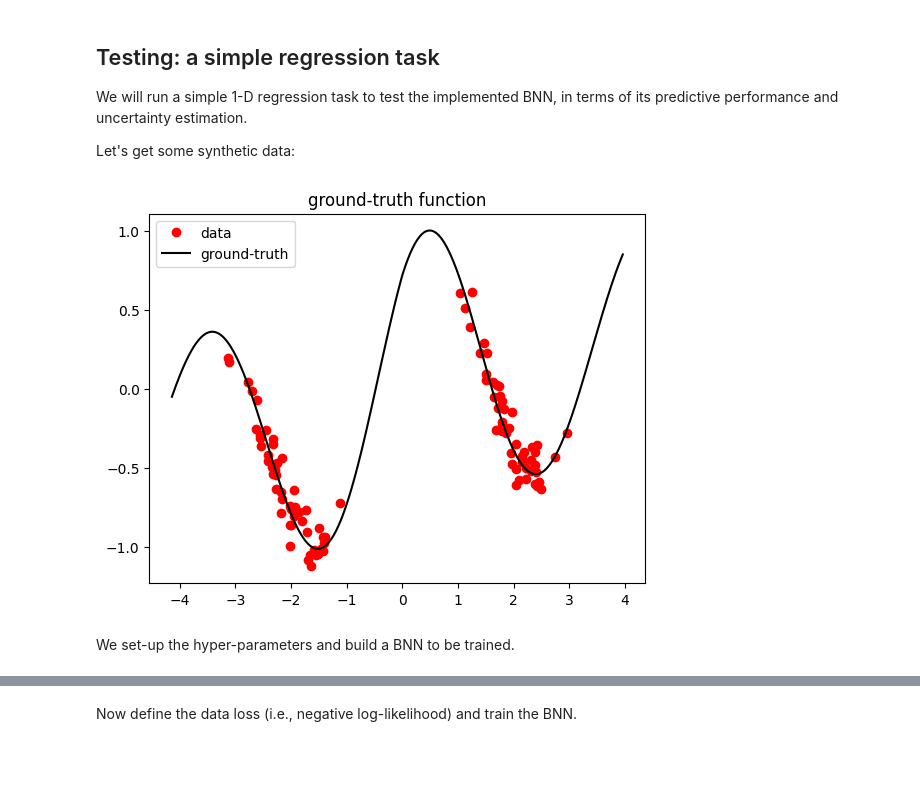
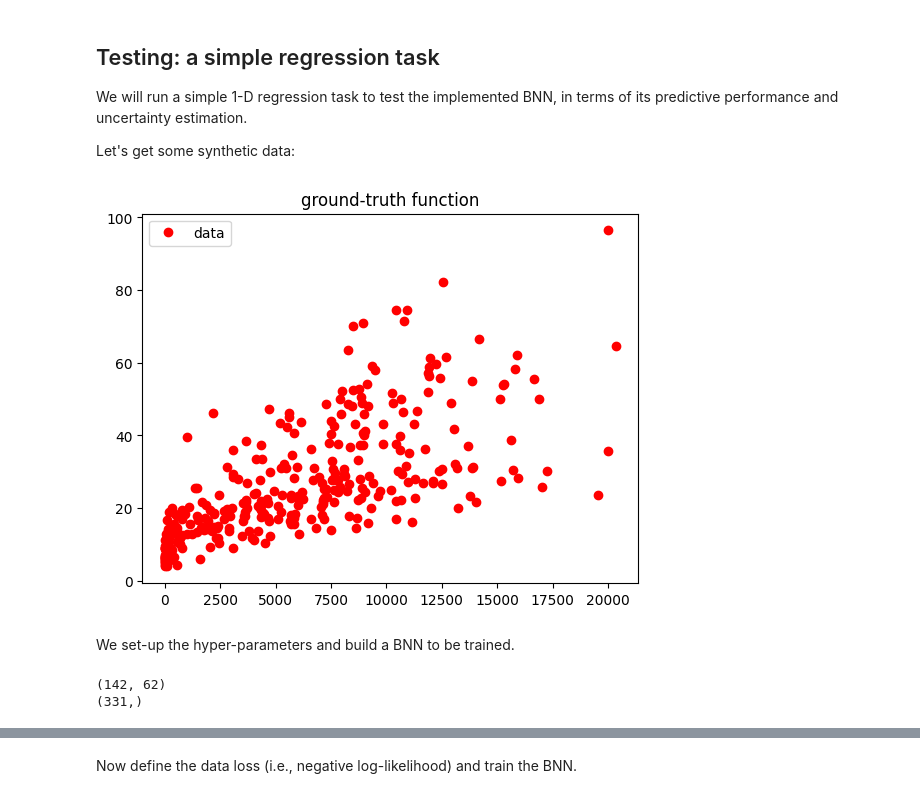
Before and after one commit to mengluchu/probai-2022, a Jupyter notebook: day_5/5_yingzhen/regression_ap.ipynb, the cells around one changed output, grey strips where cells are left out. Cells and saved outputs as stored; diff of their text form; code cells hidden in the pictures; blank space fills up the shorter version.

```diff
--- a/day_5/5_yingzhen/regression_ap.ipynb
+++ b/day_5/5_yingzhen/regression_ap.ipynb
@@ -61,3 +63,19 @@ In below block you will implment a BNN layer with mean-field variational inferen
 * the initialisation of the variational parameters
 * the forward pass with Monte Carlo
 * the $KL[q||p]$ regularisation term for one layer, i.e., $KL[q(W) || p(W)] + KL[q(b) || p(b)]$
+# %%
+
+# Uncertainty dataset + (traffic counts uncorrected)
+res = 100
+ap = pd.read_csv("https://raw.githubusercontent.com/mengluchu/uncertainty/master/data_vis_exp/DENL17_traf.csv")
+
+X_regex="pop|nightlight|trop|ele|wind|temp|ind|GH|road|Traffic"
+predvar = "wkd_day_value"
+if res == 100:
+    ap = ap.drop(ap.filter(regex='_25$|_50$').columns, axis = 1)
+ap = ap.sample(frac=1)
+X = ap.filter(regex=X_regex)
+y= ap[predvar] # nothing with 10， 11， 12 13 ,1, 5, 7，
+
+print(len(X))
+x_train, x_test, y_train, y_test = train_test_split(X, y, test_size=0.3, random_state=7)
@@ -258,40 +288,51 @@ class regression_data(Dataset):
      def __getitem__(self, index):
          x = torch.tensor(self.x[index]).float()
          y = torch.tensor(self.y[index]).float()
          return x, y
 
      def update_data(self, x, y, normalise=True, update_stats=True):
+
          assert x.shape[0] == y.shape[0]
          self.x = x
          self.y = y
          # normalise data
          self.normalise = normalise
          if update_stats:
              self.x_mean = self.x.mean(0) if normalise else 0.0
              self.x_std = self.x.std(0) if normalise else 1.0
              self.y_mean = self.y.mean(0) if normalise else 0.0
              self.y_std = self.y.std(0) if normalise else 1.0
          if self.normalise:
              self.x = normalise_data(self.x, self.x_mean, self.x_std)
              self.y = normalise_data(self.y, self.y_mean, self.y_std)
 
 N_data = 100
 noise_std = 0.1
-x_train, y_train = gen_data(N_data, ground_truth_func, noise_std)
+
 dataset = regression_data(x_train, y_train)
+
 dataloader = DataLoader(dataset, batch_size=100, shuffle=True)
 
 # plot the training data and ground truth
-x_test = np.arange(np.min(x_train) - 1.0, np.max(x_train)+1.0, 0.01)[:, np.newaxis]
-y_test = ground_truth_func(x_test)
-plt.plot(x_train, y_train, 'ro', label='data')
-plt.plot(x_test, y_test, 'k-', label='ground-truth')
+#x_test = np.arange(np.min(x_train) - 1.0, np.max(x_train)+1.0, 0.01)[:, np.newaxis]
+#y_test = ground_truth_func(x_test)
+plt.plot(x_train.population_1000, y_train, 'ro', label='data')
+#plt.plot(x_test, y_test, 'k-', label='ground-truth')
 plt.legend()
 plt.title('ground-truth function')
 plt.show()
 # %% [output]
-[figure, old version]
+[figure, new version]
 # %% [markdown]
 We set-up the hyper-parameters and build a BNN to be trained.
+# %%
+#x_test = torch.tensor(x_test.values)
+
+x_test_norm = normalise_data(x_test, x_train_mean, x_train_std)
+print(x_test_norm.shape)
+print(y_train.shape)
+# %% [output]
+(142, 62)
+(331,)
 # %%
 device = 'cuda:0' if torch.cuda.is_available() else 'cpu'
```
Also changed, not shown: parts of 9 cells of this notebook.
